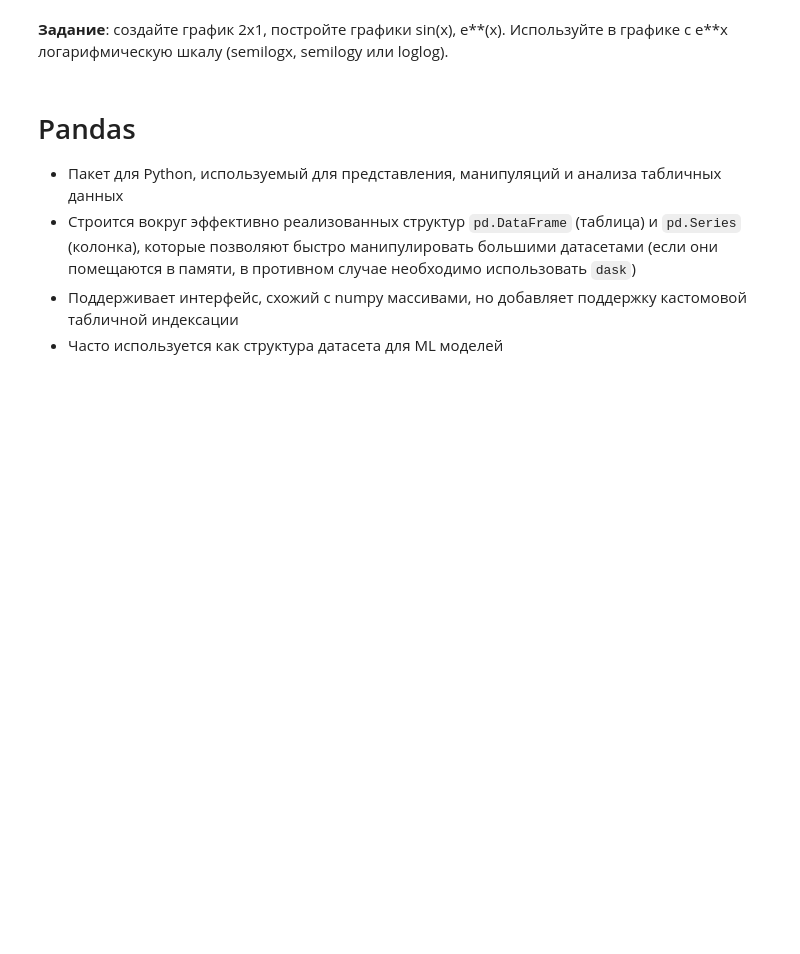
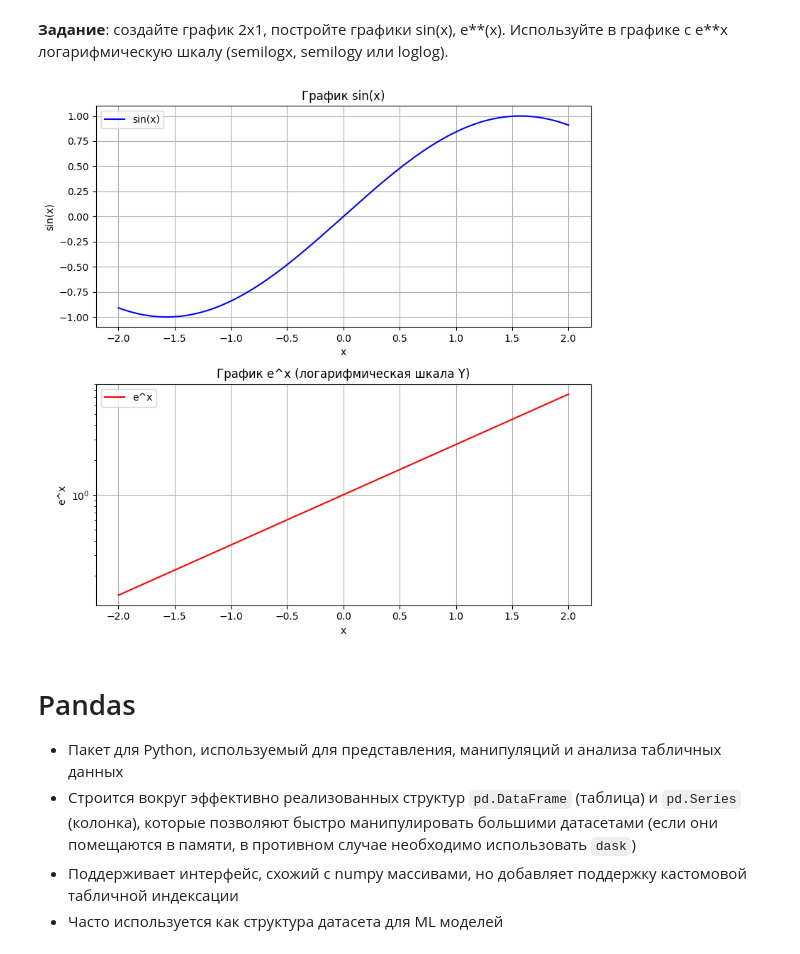
Before and after one commit to hysterria/spbu-ai-fundamentals, a Jupyter notebook: practicum_1/practicum_1.ipynb, the cells around one changed output. Saved outputs shown, nothing was run; the diff lists cells and outputs as text; code cells hidden in the pictures; blank space fills up the shorter version.

```diff
--- a/practicum_1/practicum_1.ipynb
+++ b/practicum_1/practicum_1.ipynb
@@ -981,5 +1138,26 @@ plt.show()
 # %% [markdown]
 **Задание**: создайте график 2х1, постройте графики sin(x), e**(x). Используйте в графике с e**x логарифмическую шкалу (semilogx, semilogy или loglog).
+# %%
+x = np.linspace(-2, 2, 400)
+y_sin = np.sin(x)
+y_exp = np.exp(x)
+fig, axs = plt.subplots(2, 1, figsize=(8, 8))
+axs[0].plot(x, y_sin, label="sin(x)", color="b")
+axs[0].set_xlabel("x")
+axs[0].set_ylabel("sin(x)")
+axs[0].set_title("График sin(x)")
+axs[0].grid(True)
+axs[0].legend()
+axs[1].semilogy(x, y_exp, label="e^x", color="r")
+axs[1].set_xlabel("x")
+axs[1].set_ylabel("e^x")
+axs[1].set_title("График e^x (логарифмическая шкала Y)")
+axs[1].grid(True)
+axs[1].legend()
+plt.tight_layout()
+plt.show()
+# %% [output]
+[figure, added]
 # %% [markdown]
 # Pandas
 
```
Also changed, not shown: parts of 58 cells of this notebook, 3 other files.
